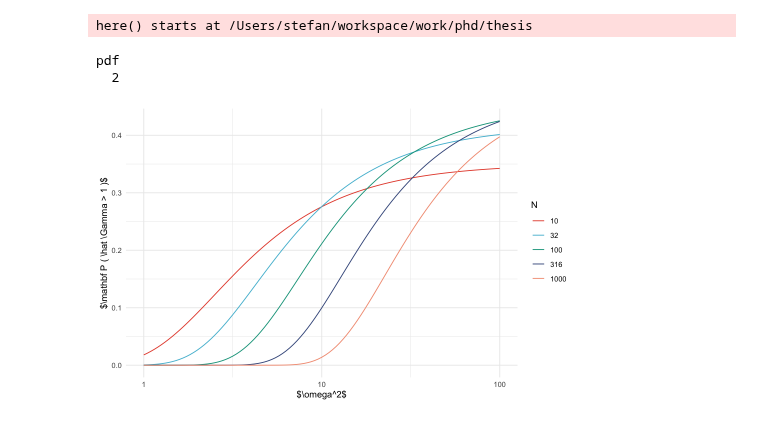
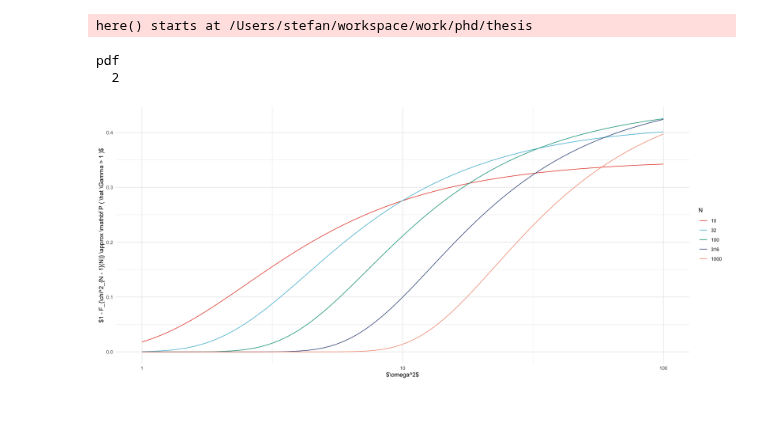
Before and after one commit to stefanheyder/dissertation, a Jupyter notebook: nbs/3 SSMs/03_05_Gaussian_IS.ipynb, the cells around one changed output. Saved outputs shown, nothing was run; the diff lists cells and outputs as text; code cells hidden in the pictures.

```diff
--- a/nbs/3 SSMs/03_05_Gaussian_IS.ipynb
+++ b/nbs/3 SSMs/03_05_Gaussian_IS.ipynb
@@ -7,27 +7,27 @@ source(here("code/setup.R"))
 here() starts at /Users/stefan/workspace/work/phd/thesis
 # %%
 prob_failure_ce <- function(N, o2) {
-    pchisq(q = N * (1 + 1/o2), N - 1, lower.tail = FALSE)
+    pchisq(q = N * (1 + 1 / o2), N - 1, lower.tail = FALSE)
 }
 
-Ns <- round(10 ^ (seq(1, 3, length.out = 5)))
-o2 <- 10 ^(seq(0, 2, length.out = 101))
+Ns <- round(10^(seq(1, 3, length.out = 5)))
+o2 <- 10^(seq(0, 2, length.out = 101))
 
 df <- expand.grid(N = Ns, o2 = o2) %>%
     mutate(prob_failure = map2_dbl(N, o2, prob_failure_ce)) %>%
     mutate(N = factor(N))
 
 df %>%
     ggplot(aes(o2, prob_failure, color = N)) +
     geom_line() +
     scale_x_log10() +
-    #scale_y_log10(limits = c(1e-10, 1/2)) +
+    # scale_y_log10(limits = c(1e-10, 1/2)) +
     labs(
-        y = "$\\mathbf P ( \\hat \\Gamma > 1 )$",
+        y = "$1 - F_{\\chi^2_{N - 1}(N)} \\approx \\mathbf P ( \\hat \\Gamma > 1 )$",
         x = "$\\omega^2$"
     )
-ggsave_tikz(here("tikz/ce_prob_failure.tex"), width=6, height=3)
+ggsave_tikz(here("tikz/ce_prob_failure.tex"), width = 6, height = 3)
 # %% [output]
 pdf
   2
-[figure, old version]
+[figure, new version]
```
Also changed, not shown: parts of 1 cell of this notebook, 14 other files.
